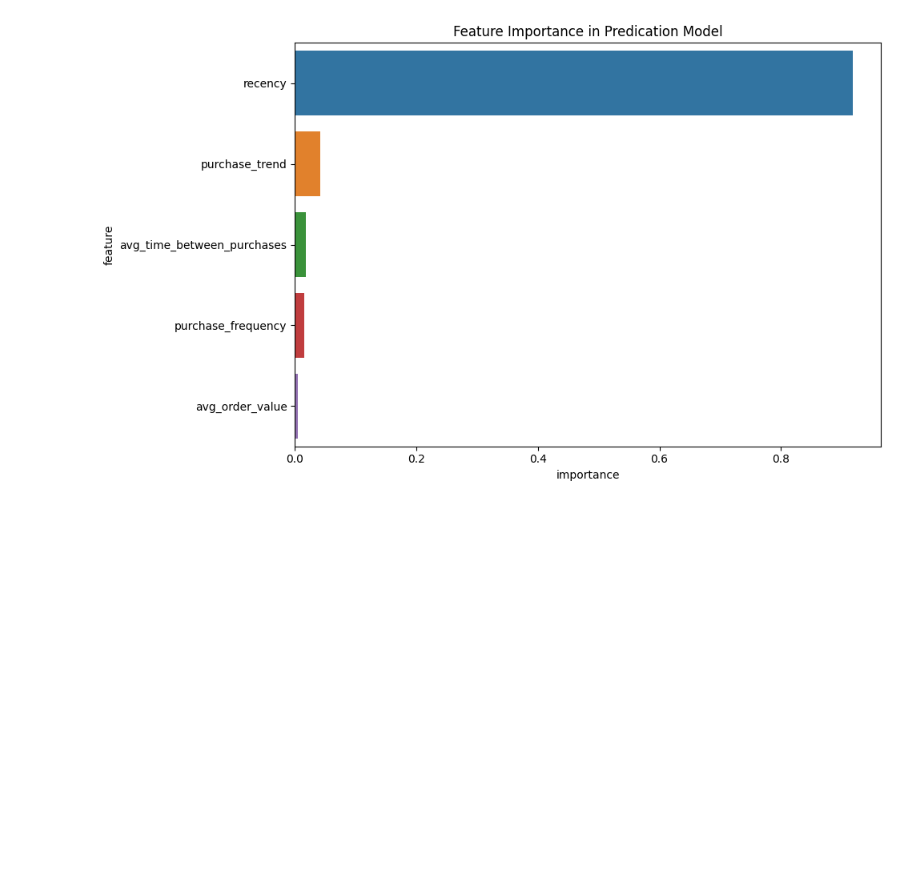
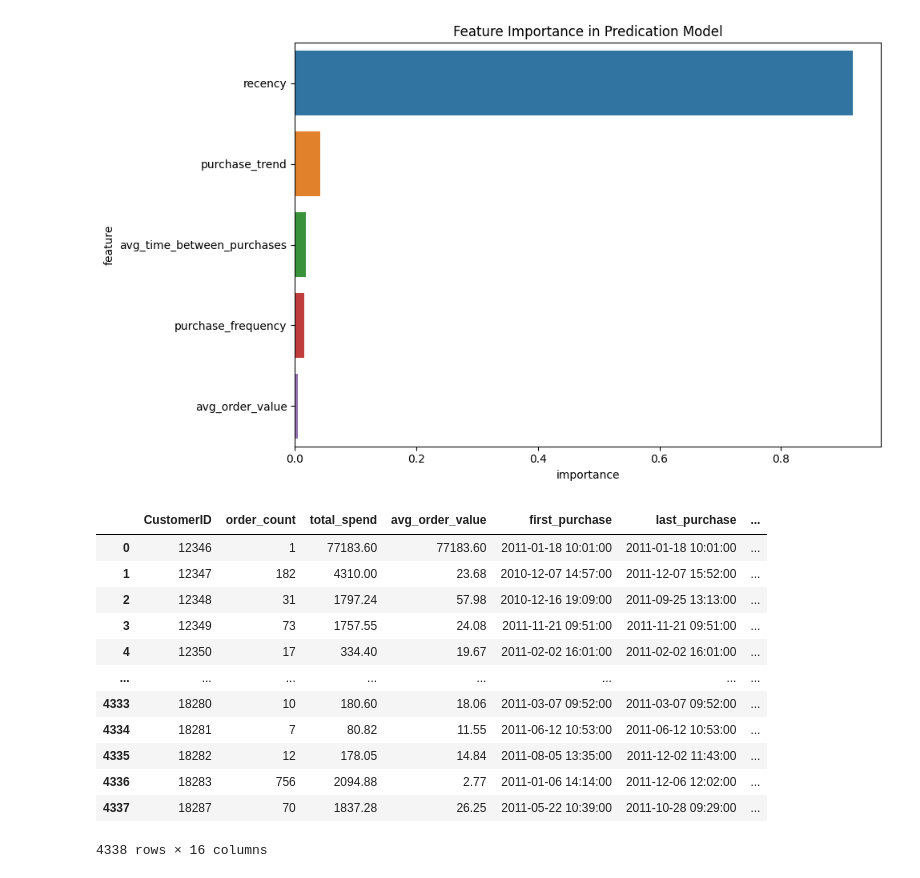
Before and after one commit to YashChowdhary34/multichannel-customer-journey-predictive-analysis, a Jupyter notebook: notebooks/09_predictive_models.ipynb, the cells around one changed output. Saved outputs shown, nothing was run; the diff lists cells and outputs as text; code cells hidden in the pictures; blank space fills up the shorter version.

```diff
--- a/notebooks/09_predictive_models.ipynb
+++ b/notebooks/09_predictive_models.ipynb
@@ -118,5 +117,21 @@ plot_feature_importance(churn_model, X_churn.columns)
 customer_metrics['predicted_clv'] = clv_model.predict(scaler.transform(X))
 customer_metrics['churn_probability'] = churn_model.predict_proba(
     scaler_churn.transform(X_churn))[:, 1]
+# %%
+customer_metrics
+# %% [output]
+|  | CustomerID | order_count | total_spend | avg_order_value | first_purchase | last_purchase | ... |
+| 0 | 12346 | 1 | 77183.60 | 77183.60 | 2011-01-18 10:01:00 | 2011-01-18 10:01:00 | ... |
+| 1 | 12347 | 182 | 4310.00 | 23.68 | 2010-12-07 14:57:00 | 2011-12-07 15:52:00 | ... |
+| 2 | 12348 | 31 | 1797.24 | 57.98 | 2010-12-16 19:09:00 | 2011-09-25 13:13:00 | ... |
+| 3 | 12349 | 73 | 1757.55 | 24.08 | 2011-11-21 09:51:00 | 2011-11-21 09:51:00 | ... |
+| 4 | 12350 | 17 | 334.40 | 19.67 | 2011-02-02 16:01:00 | 2011-02-02 16:01:00 | ... |
+| ... | ... | ... | ... | ... | ... | ... | ... |
+| 4333 | 18280 | 10 | 180.60 | 18.06 | 2011-03-07 09:52:00 | 2011-03-07 09:52:00 | ... |
+| 4334 | 18281 | 7 | 80.82 | 11.55 | 2011-06-12 10:53:00 | 2011-06-12 10:53:00 | ... |
+| 4335 | 18282 | 12 | 178.05 | 14.84 | 2011-08-05 13:35:00 | 2011-12-02 11:43:00 | ... |
+| 4336 | 18283 | 756 | 2094.88 | 2.77 | 2011-01-06 14:14:00 | 2011-12-06 12:02:00 | ... |
+| 4337 | 18287 | 70 | 1837.28 | 26.25 | 2011-05-22 10:39:00 | 2011-10-28 09:29:00 | ... |
+4338 rows × 16 columns
 # %%
 customer_metrics.to_csv('../data/processed/customer_predictions.csv', index=False)
```
Also changed, not shown: parts of 1 cell of this notebook, 7 other files.
